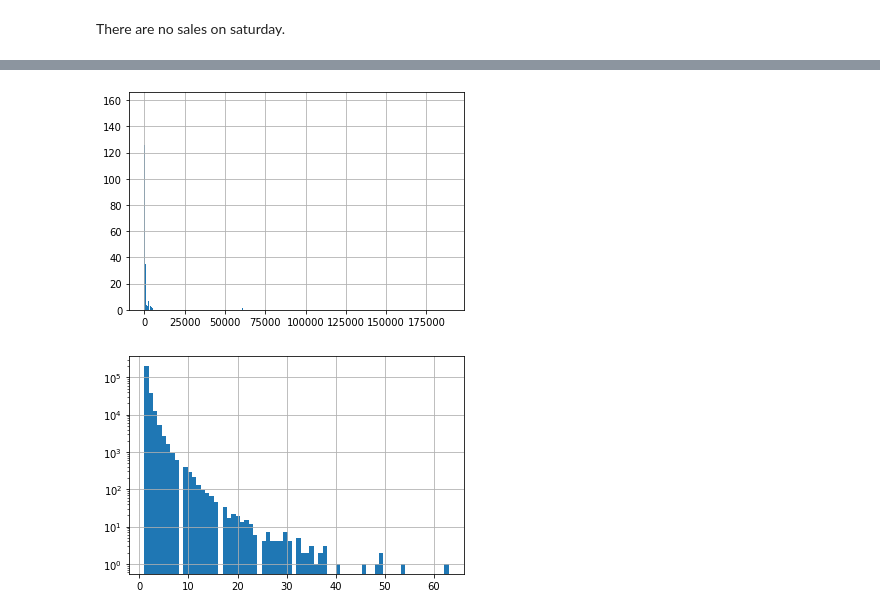
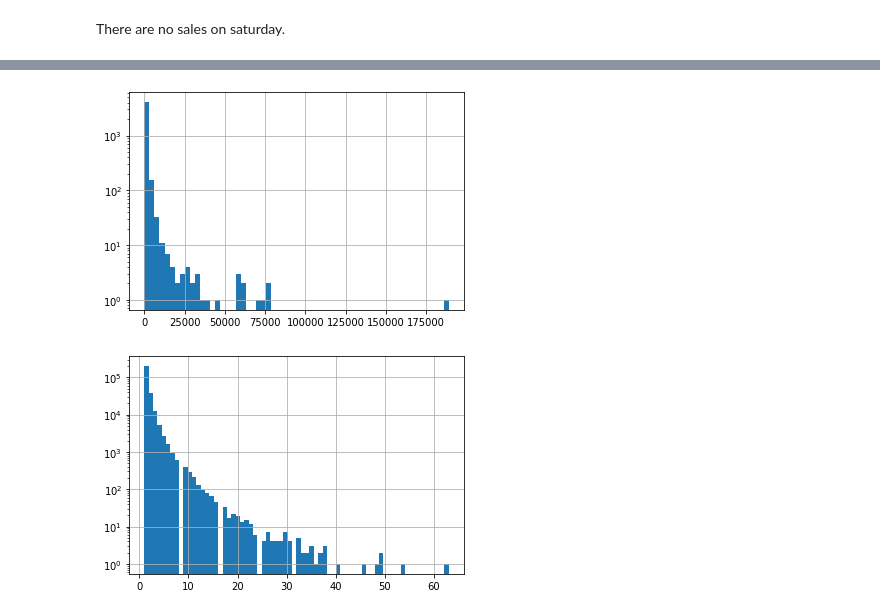
Before and after one commit to michelezoncheddu/data-mining-project, a Jupyter notebook: customers.ipynb, the cells around one changed output, grey strips where cells are left out. Drawn from its saved outputs; the diff is of its cells as text; code cells hidden in the pictures.

Commit message:
Update plots

```diff
--- a/customers.ipynb
+++ b/customers.ipynb
@@ -258,15 +260,15 @@ ax.set_xlim((0, 100))
 # %%
 # total number of items purchased by a customer during a period.
 
 start_date = '2010-12-01'
 end_date = '2011-12-05'
 
 mask = (not_canceled['BasketDate'] >= start_date) & (not_canceled['BasketDate'] <= end_date)
 filtered = not_canceled.loc[mask]
 ss_l = filtered.groupby('CustomerID').agg({'Qta': 'sum'})
-ax = ss_l.Qta.hist(bins=10000)
+ax = ss_l.Qta.hist(log=True, bins=60)
 # %% [output]
-[figure, old version]
+[figure, new version]
 # %%
 # total number of distinct items purchased by a customer during a period.
 
```
Also changed, not shown: parts of 6 cells of this notebook, 1 other file.
